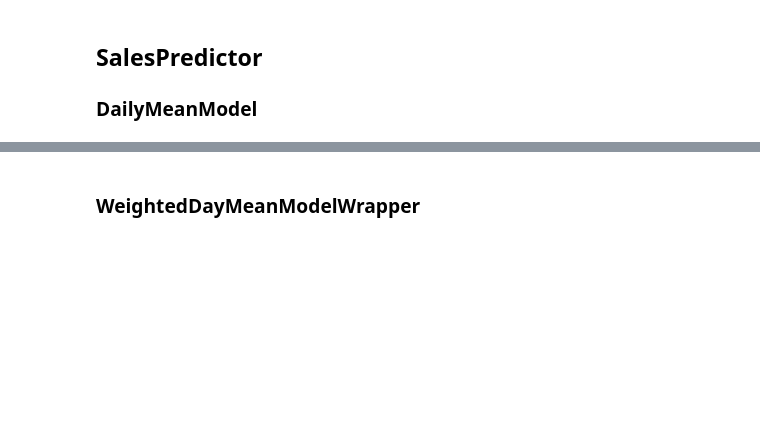
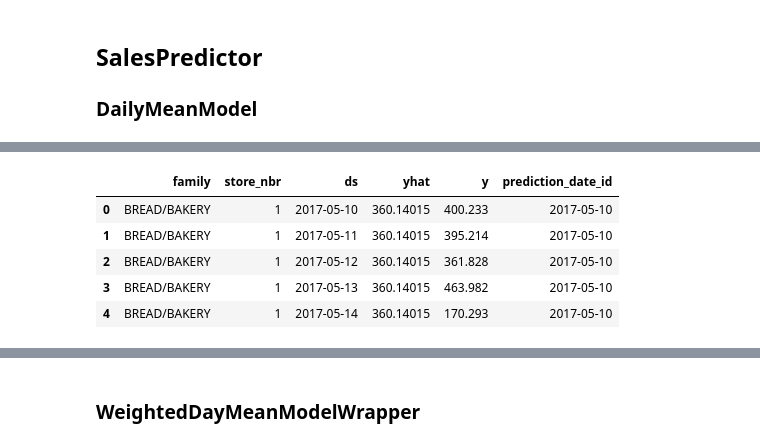
Before and after one commit to Tikhon-Radkevich/Store-Sales, a Jupyter notebook: notebooks/baseline/stat_methods/explore.ipynb, the cells around one changed output, grey strips where cells are left out. Saved outputs shown, nothing was run; the diff lists cells and outputs as text; code cells hidden in the pictures; blank space fills up the shorter version.

```diff
--- a/notebooks/baseline/stat_methods/explore.ipynb
+++ b/notebooks/baseline/stat_methods/explore.ipynb
@@ -100,0 +97,11 @@ RMSLE: 0.4540951538401174
+# %%
+series_test_range = pd.date_range(
+    START_TEST_DATE, train_df["ds"].max() - pd.Timedelta(days=16), freq="D"
+)
+
+predictions = make_parallel_predict(
+    df=families_data,
+    predictor=daily_predictor,
+    series_range=series_test_range,
+    disable_tqdm=False,
+)
@@ -100,0 +112,2 @@ RMSLE: 0.4540951538401174
+# %%
+prediction = pd.concat(predictions)
@@ -101,3 +130,12 @@ RMSLE: 0.4540951538401174
+# %%
+prediction[prediction["family"] == "BREAD/BAKERY"].head()
+# %% [output]
+|  | family | store_nbr | ds | yhat | y | prediction_date_id |
+| 0 | BREAD/BAKERY | 1 | 2017-05-10 | 360.14015 | 400.233 | 2017-05-10 |
+| 1 | BREAD/BAKERY | 1 | 2017-05-11 | 360.14015 | 395.214 | 2017-05-10 |
+| 2 | BREAD/BAKERY | 1 | 2017-05-12 | 360.14015 | 361.828 | 2017-05-10 |
+| 3 | BREAD/BAKERY | 1 | 2017-05-13 | 360.14015 | 463.982 | 2017-05-10 |
+| 4 | BREAD/BAKERY | 1 | 2017-05-14 | 360.14015 | 170.293 | 2017-05-10 |
 # %%
 daily_eval_loss = evaluate(families_data, daily_predictor, disable_tqdm=False)
 # %%
```
Also changed, not shown: parts of 18 cells of this notebook.
